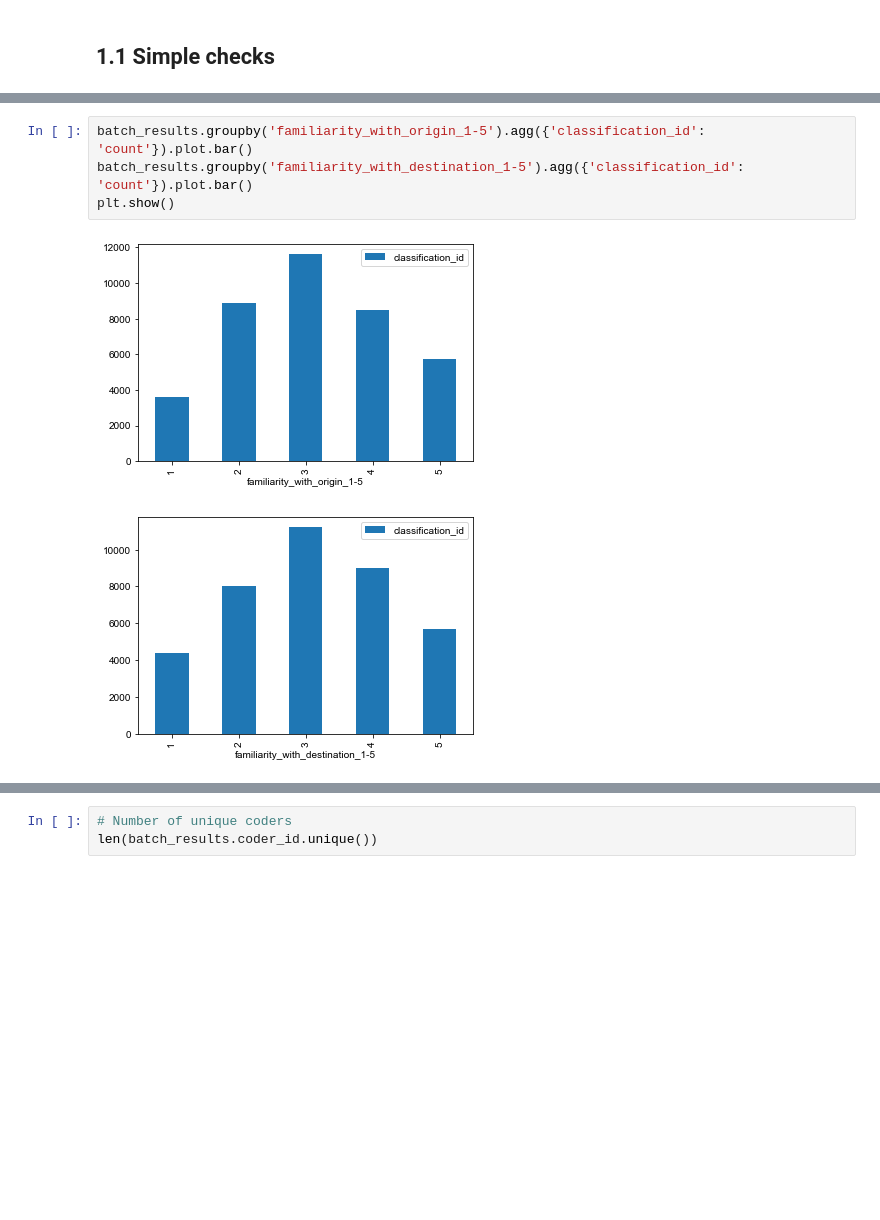
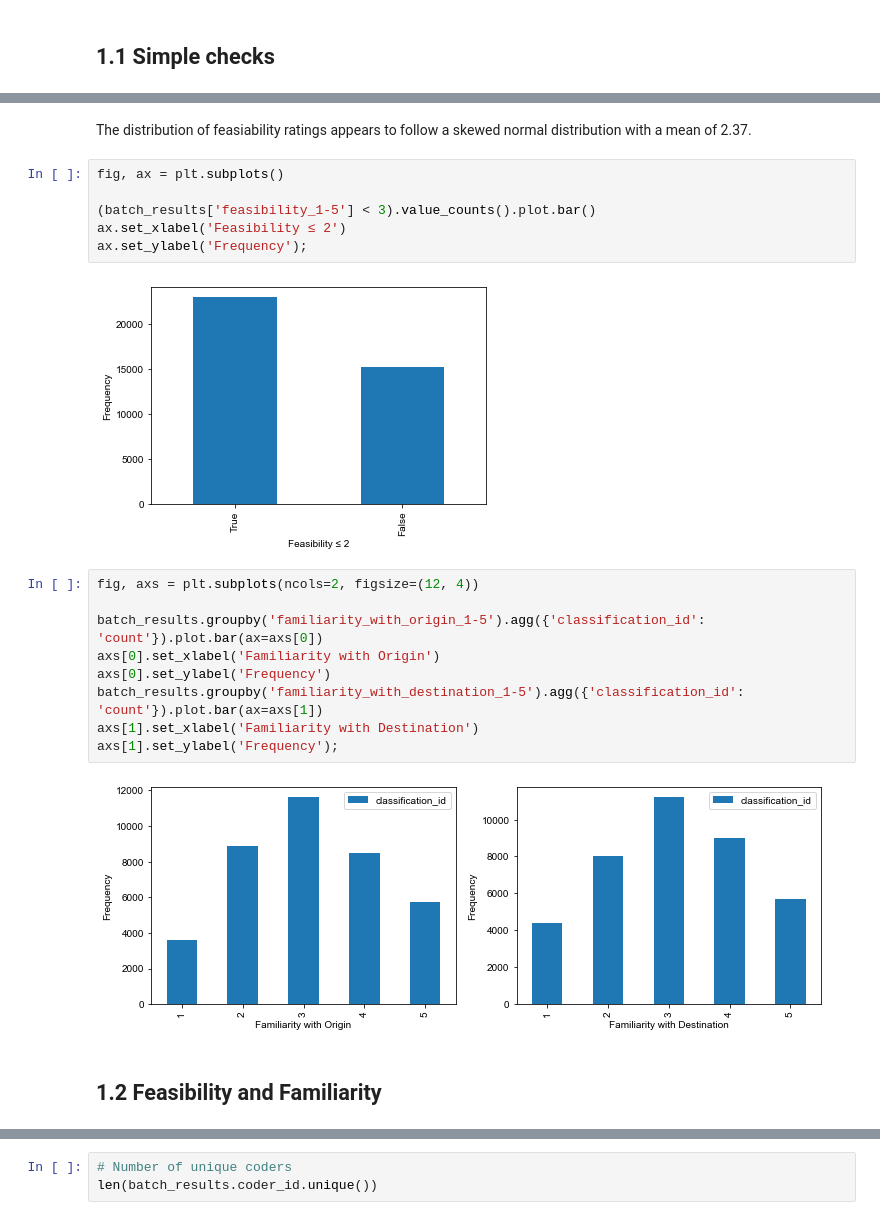
Before and after one commit to nestauk/mapping-career-causeways, a Jupyter notebook: codebase/notebooks/07_validation/Validation_02_EDA_of_validation_batch_1.ipynb, the cells around one changed output, grey strips where cells are left out. Drawn from its saved outputs; the diff is of its cells as text; blank space fills up the shorter version.

Commit message:
add analysis of familiarity and skills

```diff
--- a/codebase/notebooks/07_validation/Validation_02_EDA_of_validation_batch_1.ipynb
+++ b/codebase/notebooks/07_validation/Validation_02_EDA_of_validation_batch_1.ipynb
@@ -63,7 +60,23 @@ plt.show()
+# %% [markdown]
+The distribution of feasiability ratings appears to follow a skewed normal distribution with a mean of 2.37.
+# %%
+fig, ax = plt.subplots()
+
+(batch_results['feasibility_1-5'] < 3).value_counts().plot.bar()
+ax.set_xlabel('Feasibility ≤ 2')
+ax.set_ylabel('Frequency');
+# %% [output]
+[figure, added]
 # %%
-batch_results.groupby('familiarity_with_origin_1-5').agg({'classification_id': 'count'}).plot.bar()
-batch_results.groupby('familiarity_with_destination_1-5').agg({'classification_id': 'count'}).plot.bar()
-plt.show()
+fig, axs = plt.subplots(ncols=2, figsize=(12, 4))
+
+batch_results.groupby('familiarity_with_origin_1-5').agg({'classification_id': 'count'}).plot.bar(ax=axs[0])
+axs[0].set_xlabel('Familiarity with Origin')
+axs[0].set_ylabel('Frequency')
+batch_results.groupby('familiarity_with_destination_1-5').agg({'classification_id': 'count'}).plot.bar(ax=axs[1])
+axs[1].set_xlabel('Familiarity with Destination')
+axs[1].set_ylabel('Frequency');
 # %% [output]
-[figure, old version]
+[figure, new version]
-[figure, removed]
+# %% [markdown]
+## 1.2 Feasibility and Familiarity
```
Also changed, not shown: parts of 29 cells of this notebook.
